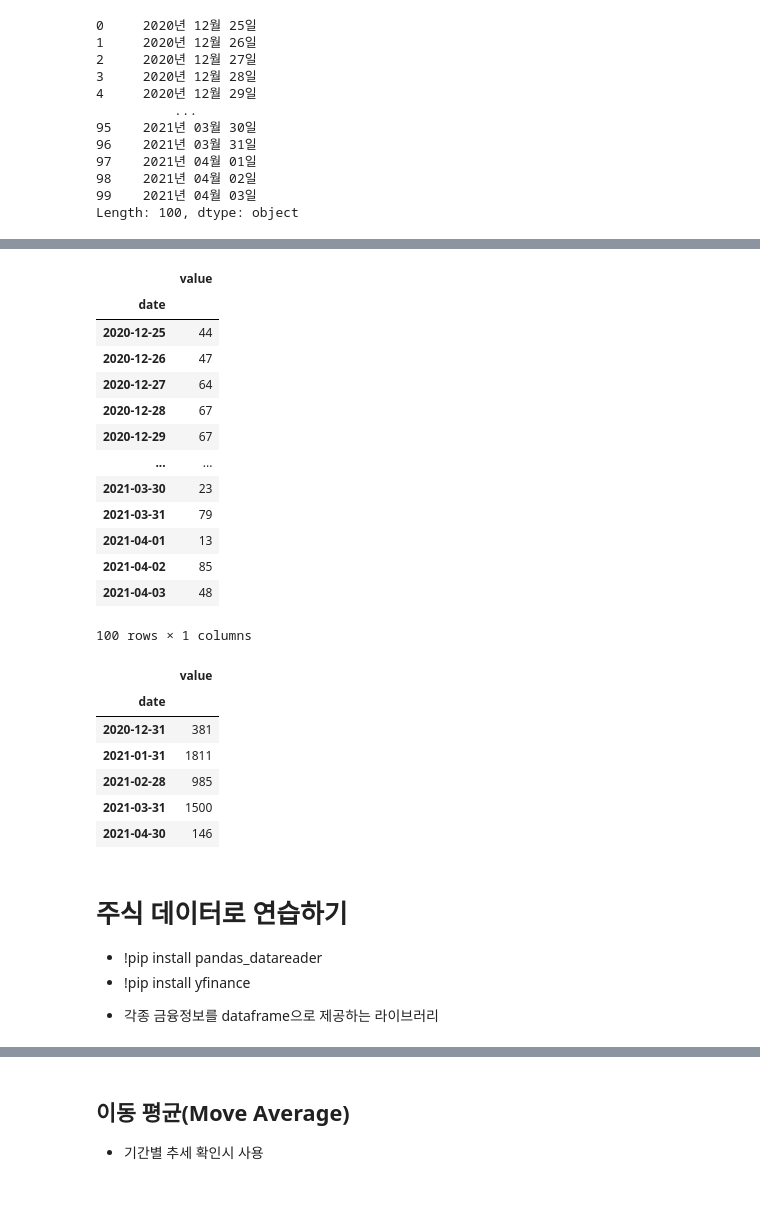
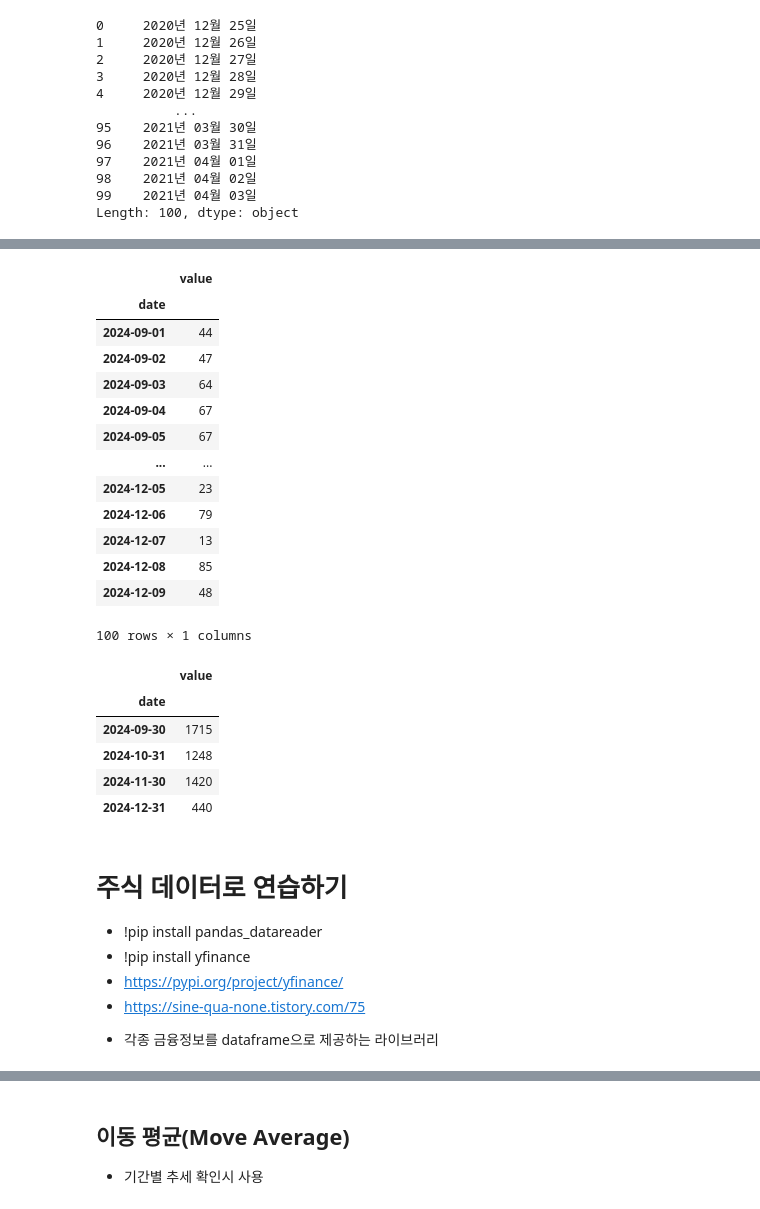
Before and after one commit to YeonsuJI/WASSUP4, a Jupyter notebook: 01_Python-Grammar/Numpy, pandas/02_08_Pandas 시계열 자료 다루기.ipynb, the cells around one changed output, grey strips where cells are left out. Saved outputs shown, nothing was run; the diff lists cells and outputs as text; code cells hidden in the pictures.

```diff
--- a/01_Python-Grammar/Numpy, pandas/02_08_Pandas 시계열 자료 다루기.ipynb
+++ b/01_Python-Grammar/Numpy, pandas/02_08_Pandas 시계열 자료 다루기.ipynb
@@ -630,39 +652,40 @@ Name: value, dtype: int32
 # %%
 # datetime index로도 풀어보자
 np.random.seed(0)
 df = pd.DataFrame({
-    "date": pd.date_range("2020-12-25", periods=100, freq="D"),
+    "date": pd.date_range("2024-9-1", periods=100, freq="D"),
     "value": np.random.randint(100, size=(100,))})
-df = df.set_index("date")
+df = df.set_index('date')
 df
 # %% [output]
 |  | value |
 | date |  |
-| 2020-12-25 | 44 |
-| 2020-12-26 | 47 |
-| 2020-12-27 | 64 |
-| 2020-12-28 | 67 |
-| 2020-12-29 | 67 |
+| 2024-09-01 | 44 |
+| 2024-09-02 | 47 |
+| 2024-09-03 | 64 |
+| 2024-09-04 | 67 |
+| 2024-09-05 | 67 |
 | ... | ... |
-| 2021-03-30 | 23 |
-| 2021-03-31 | 79 |
-| 2021-04-01 | 13 |
-| 2021-04-02 | 85 |
-| 2021-04-03 | 48 |
+| 2024-12-05 | 23 |
+| 2024-12-06 | 79 |
+| 2024-12-07 | 13 |
+| 2024-12-08 | 85 |
+| 2024-12-09 | 48 |
 100 rows × 1 columns
 # %%
-df.resample("ME").sum()
+df.resample('M').sum()
 # %% [output]
 |  | value |
 | date |  |
-| 2020-12-31 | 381 |
-| 2021-01-31 | 1811 |
-| 2021-02-28 | 985 |
-| 2021-03-31 | 1500 |
-| 2021-04-30 | 146 |
+| 2024-09-30 | 1715 |
+| 2024-10-31 | 1248 |
+| 2024-11-30 | 1420 |
+| 2024-12-31 | 440 |
 # %% [markdown]
 # 주식 데이터로 연습하기
 * !pip install pandas_datareader
 * !pip install yfinance
+* https://pypi.org/project/yfinance/
+* https://sine-qua-none.tistory.com/75
 - 각종 금융정보를 dataframe으로 제공하는 라이브러리
 # %%
```
Also changed, not shown: parts of 103 cells of this notebook, 10 other files.
